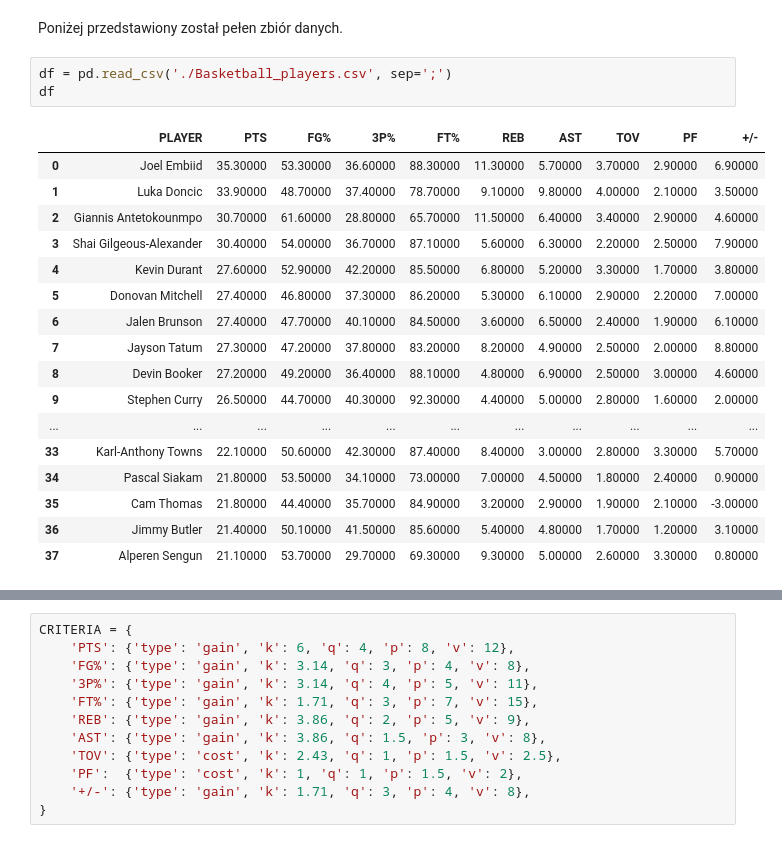
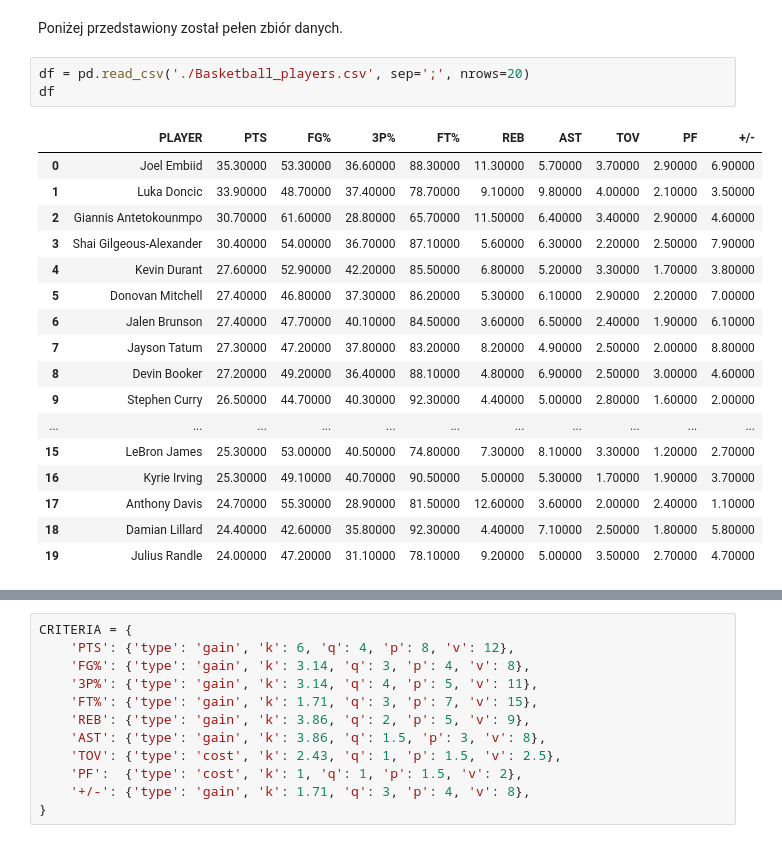
Before and after one commit to anras5/iswd, a Jupyter notebook: src/ELECTRE-PROMETHEE/electre-promethee.ipynb, the cells around one changed output, grey strips where cells are left out. Saved outputs shown, nothing was run; the diff lists cells and outputs as text.

```diff
--- a/src/ELECTRE-PROMETHEE/electre-promethee.ipynb
+++ b/src/ELECTRE-PROMETHEE/electre-promethee.ipynb
@@ -27,26 +27,26 @@ pd.set_option('display.float_format', lambda x: '%.5f' % x)
 # %% [markdown]
 Poniżej przedstawiony został pełen zbiór danych.
 # %%
-df = pd.read_csv('./Basketball_players.csv', sep=';')
+df = pd.read_csv('./Basketball_players.csv', sep=';', nrows=20)
 df
 # %% [output]
 |  | PLAYER | PTS | FG% | 3P% | FT% | REB | AST | TOV | PF | +/- |
 | 0 | Joel Embiid | 35.30000 | 53.30000 | 36.60000 | 88.30000 | 11.30000 | 5.70000 | 3.70000 | 2.90000 | 6.90000 |
 | 1 | Luka Doncic | 33.90000 | 48.70000 | 37.40000 | 78.70000 | 9.10000 | 9.80000 | 4.00000 | 2.10000 | 3.50000 |
 | 2 | Giannis Antetokounmpo | 30.70000 | 61.60000 | 28.80000 | 65.70000 | 11.50000 | 6.40000 | 3.40000 | 2.90000 | 4.60000 |
 | 3 | Shai Gilgeous-Alexander | 30.40000 | 54.00000 | 36.70000 | 87.10000 | 5.60000 | 6.30000 | 2.20000 | 2.50000 | 7.90000 |
 | 4 | Kevin Durant | 27.60000 | 52.90000 | 42.20000 | 85.50000 | 6.80000 | 5.20000 | 3.30000 | 1.70000 | 3.80000 |
 | 5 | Donovan Mitchell | 27.40000 | 46.80000 | 37.30000 | 86.20000 | 5.30000 | 6.10000 | 2.90000 | 2.20000 | 7.00000 |
 | 6 | Jalen Brunson | 27.40000 | 47.70000 | 40.10000 | 84.50000 | 3.60000 | 6.50000 | 2.40000 | 1.90000 | 6.10000 |
 | 7 | Jayson Tatum | 27.30000 | 47.20000 | 37.80000 | 83.20000 | 8.20000 | 4.90000 | 2.50000 | 2.00000 | 8.80000 |
 | 8 | Devin Booker | 27.20000 | 49.20000 | 36.40000 | 88.10000 | 4.80000 | 6.90000 | 2.50000 | 3.00000 | 4.60000 |
 | 9 | Stephen Curry | 26.50000 | 44.70000 | 40.30000 | 92.30000 | 4.40000 | 5.00000 | 2.80000 | 1.60000 | 2.00000 |
 | ... | ... | ... | ... | ... | ... | ... | ... | ... | ... | ... |
-| 33 | Karl-Anthony Towns | 22.10000 | 50.60000 | 42.30000 | 87.40000 | 8.40000 | 3.00000 | 2.80000 | 3.30000 | 5.70000 |
-| 34 | Pascal Siakam | 21.80000 | 53.50000 | 34.10000 | 73.00000 | 7.00000 | 4.50000 | 1.80000 | 2.40000 | 0.90000 |
-| 35 | Cam Thomas | 21.80000 | 44.40000 | 35.70000 | 84.90000 | 3.20000 | 2.90000 | 1.90000 | 2.10000 | -3.00000 |
-| 36 | Jimmy Butler | 21.40000 | 50.10000 | 41.50000 | 85.60000 | 5.40000 | 4.80000 | 1.70000 | 1.20000 | 3.10000 |
-| 37 | Alperen Sengun | 21.10000 | 53.70000 | 29.70000 | 69.30000 | 9.30000 | 5.00000 | 2.60000 | 3.30000 | 0.80000 |
+| 15 | LeBron James | 25.30000 | 53.00000 | 40.50000 | 74.80000 | 7.30000 | 8.10000 | 3.30000 | 1.20000 | 2.70000 |
+| 16 | Kyrie Irving | 25.30000 | 49.10000 | 40.70000 | 90.50000 | 5.00000 | 5.30000 | 1.70000 | 1.90000 | 3.70000 |
+| 17 | Anthony Davis | 24.70000 | 55.30000 | 28.90000 | 81.50000 | 12.60000 | 3.60000 | 2.00000 | 2.40000 | 1.10000 |
+| 18 | Damian Lillard | 24.40000 | 42.60000 | 35.80000 | 92.30000 | 4.40000 | 7.10000 | 2.50000 | 1.80000 | 5.80000 |
+| 19 | Julius Randle | 24.00000 | 47.20000 | 31.10000 | 78.10000 | 9.20000 | 5.00000 | 3.50000 | 2.70000 | 4.70000 |
 # %% [markdown]
 5. Opisz jeden z rozważanych wariantów - jak jest oceniony na poszczególnych kryteriach, jak dobry jest na tle innych.
 
```
Also changed, not shown: parts of 6 cells of this notebook, 1 other file.
